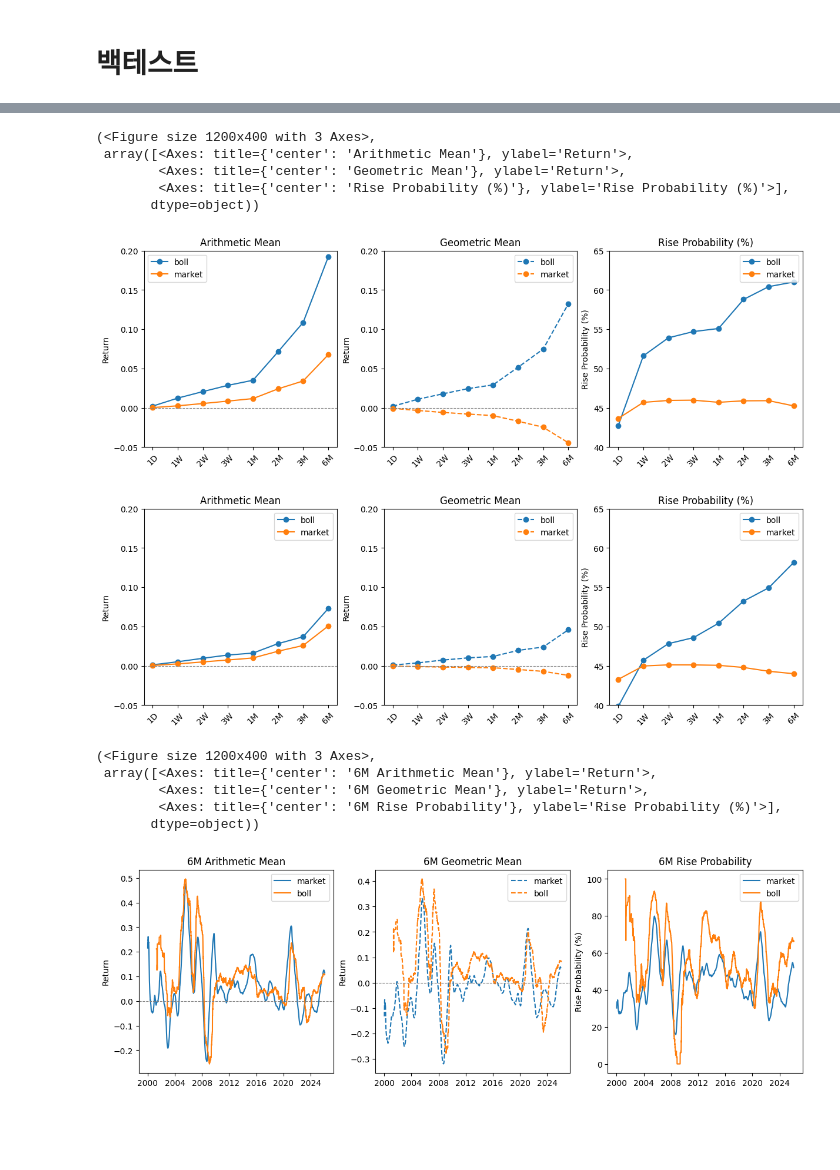
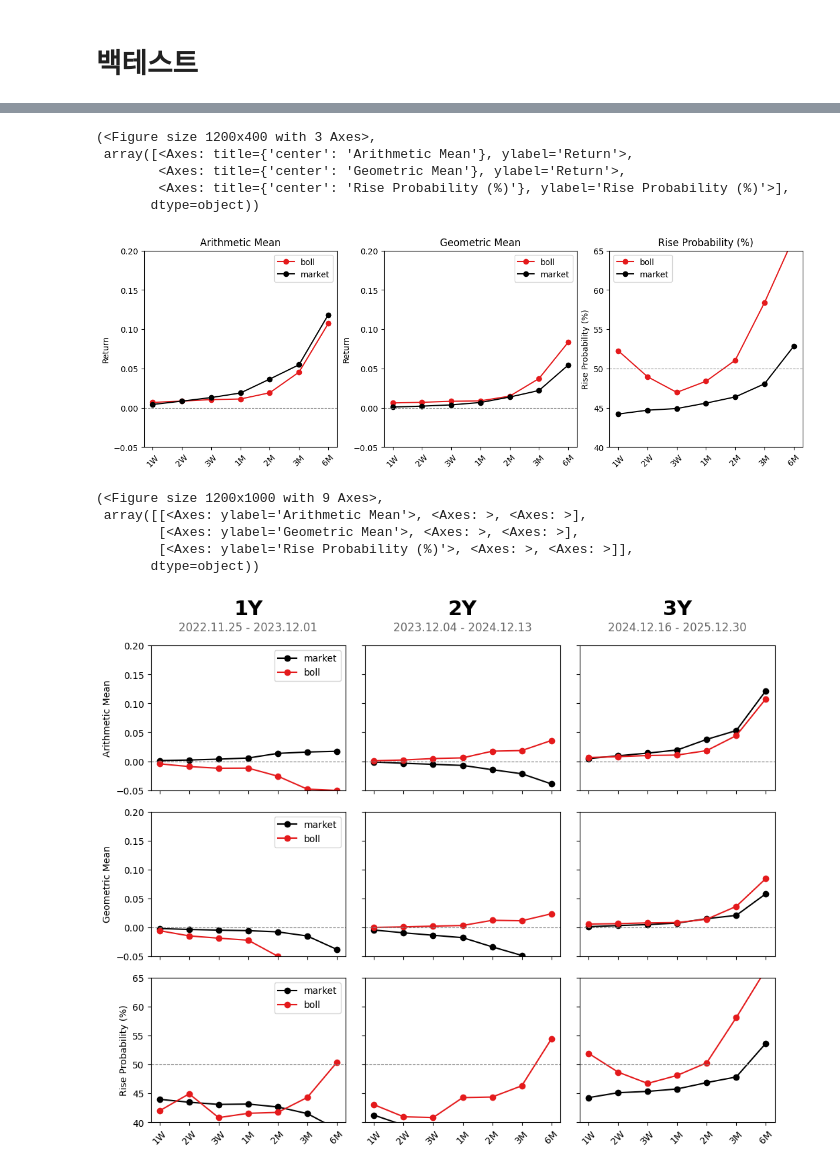
Before and after one commit to gem763/metricstudio, a Jupyter notebook: main.ipynb, the cells around one changed output, grey strips where cells are left out. Drawn from its saved outputs; the diff is of its cells as text; code cells hidden in the pictures; blank space fills up the shorter version.

```diff
--- a/main.ipynb
+++ b/main.ipynb
@@ -109,22 +107,21 @@ params = {
     'rise_ylim': (40, 65)
 }
 # %%
-stats.plot(start='2000-01-01', end='2011-12-31', **params)
-stats.plot(start='2012-01-01', end='2025-12-31', **params)
+# stats.plot(start='2000-01-01', end='2011-12-31', **params)
+stats.plot(start='2025-01-01', end='2025-12-31', **params)
 # %% [output]
 (<Figure size 1200x400 with 3 Axes>,
  array([<Axes: title={'center': 'Arithmetic Mean'}, ylabel='Return'>,
         <Axes: title={'center': 'Geometric Mean'}, ylabel='Return'>,
         <Axes: title={'center': 'Rise Probability (%)'}, ylabel='Rise Probability (%)'>],
        dtype=object))
-[figure, old version]
+[figure, new version]
-[figure, removed]
 # %%
-stats.plot_history(horizon='6M', history_window=252*1)
+stats.plot_compare(asof="2025-12-31", **params)
 # %% [output]
-(<Figure size 1200x400 with 3 Axes>,
- array([<Axes: title={'center': '6M Arithmetic Mean'}, ylabel='Return'>,
-        <Axes: title={'center': '6M Geometric Mean'}, ylabel='Return'>,
-        <Axes: title={'center': '6M Rise Probability'}, ylabel='Rise Probability (%)'>],
+(<Figure size 1200x1000 with 9 Axes>,
+ array([[<Axes: ylabel='Arithmetic Mean'>, <Axes: >, <Axes: >],
+        [<Axes: ylabel='Geometric Mean'>, <Axes: >, <Axes: >],
+        [<Axes: ylabel='Rise Probability (%)'>, <Axes: >, <Axes: >]],
        dtype=object))
-[figure, old version]
+[figure, new version]
```
Also changed, not shown: parts of 1 cell of this notebook, 2 other files.
